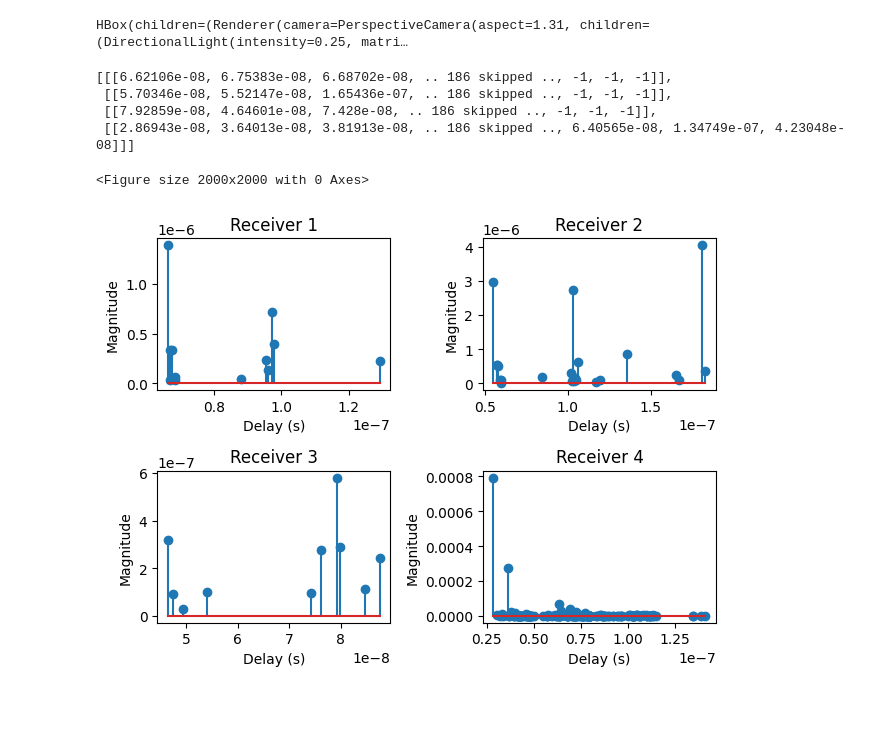
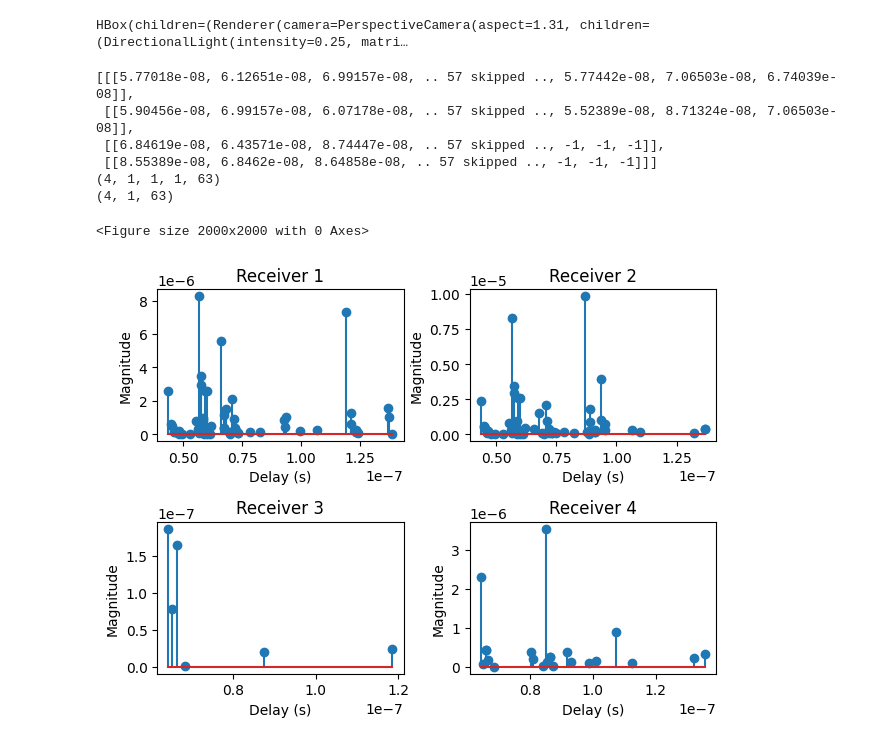
Before and after one commit to lraviart/RayTracing, a Jupyter notebook: WindowsReflexion.ipynb, the cells around one changed output. Cells and saved outputs as stored; diff of their text form; code cells hidden in the pictures; blank space fills up the shorter version.

Commit message:
Taps + selective plot

```diff
--- a/WindowsReflexion.ipynb
+++ b/WindowsReflexion.ipynb
@@ -43,13 +38,19 @@ scene.rx_array = PlanarArray(num_rows=1,
                              pattern='iso',
                              polarization='V')
 
-tx = Transmitter("tx", [5, 3, 1.5])
+tx = Transmitter("tx", [0, 4, 1.5])
 scene.add(tx)
 
-rx1 = Receiver("rx", [-10, -10, 1.5])
-rx2 = Receiver("rx2", [-10, 10, 1.5])
-rx3 = Receiver("rx3", [10, -10, 1.5])
-rx4 = Receiver("rx4", [10, 10, 1.5])
+# Rx positions
+x1, y1 = -10, 12.5
+x2, y2 = 10, 12.5
+x3, y3 = 10, -12.5
+x4, y4 = -10, -12.5
+
+rx1 = Receiver("rx", [x1, y1, 1.5])
+rx2 = Receiver("rx2", [x2, y2, 1.5])
+rx3 = Receiver("rx3", [x3, y3, 1.5])
+rx4 = Receiver("rx4", [x4, y4, 1.5])
 scene.add(rx1)
 scene.add(rx2)
 scene.add(rx3)
@@ -79,7 +154,7 @@ scene.preview(paths=paths)
 HBox(children=(Renderer(camera=PerspectiveCamera(aspect=1.31, children=(DirectionalLight(intensity=0.25, matri…
 # %%
 # Channel impulse response of the path
-cir = paths.cir(sampling_frequency=10e6,
+cir = paths.cir(sampling_frequency=2.4e9,
                 num_time_steps=1,
                 normalize_delays=False)
 
@@ -92,6 +167,8 @@ print(delays)
 coeffs_re = coeffs_re[..., 0]
 coeffs_im = coeffs_im[..., 0]
 delays = delays[..., :].numpy()
+print(coeffs_re.shape)
+print(delays.shape)
 
 magnitudes = np.abs(coeffs_re.numpy() + 1j*coeffs_im.numpy())
 magnitudes = magnitudes.reshape(magnitudes.shape[0], -1)
@@ -106,41 +183,44 @@ for i in range(mag_.shape[0]):
     mask = del_[i] >= 0
     delays.append(del_[i][mask])
     magnitudes.append(mag_[i][mask])
+
 
 
 plt.figure(figsize=(20,20))
 plt.subplots(2,2)
 
 plt.subplot(2,2,1)
 plt.stem(delays[0], magnitudes[0])
 plt.title("Receiver 1")
 plt.xlabel("Delay (s)")
 plt.ylabel("Magnitude")
 
 plt.subplot(2,2,2)
 plt.stem(delays[1], magnitudes[1])
 plt.title("Receiver 2")
 plt.xlabel("Delay (s)")
 plt.ylabel("Magnitude")
 
 plt.subplot(2,2,3)
 plt.stem(delays[2], magnitudes[2])
 plt.title("Receiver 3")
 plt.xlabel("Delay (s)")
 plt.ylabel("Magnitude")
 
 plt.subplot(2,2,4)
 plt.stem(delays[3], magnitudes[3])
 plt.title("Receiver 4")
 plt.xlabel("Delay (s)")
 plt.ylabel("Magnitude")
 
 plt.tight_layout()
 plt.show()
 # %% [output]
-[[[6.62106e-08, 6.75383e-08, 6.68702e-08, .. 186 skipped .., -1, -1, -1]],
- [[5.70346e-08, 5.52147e-08, 1.65436e-07, .. 186 skipped .., -1, -1, -1]],
- [[7.92859e-08, 4.64601e-08, 7.428e-08, .. 186 skipped .., -1, -1, -1]],
- [[2.86943e-08, 3.64013e-08, 3.81913e-08, .. 186 skipped .., 6.40565e-08, 1.34749e-07, 4.23048e-08]]]
+[[[5.77018e-08, 6.12651e-08, 6.99157e-08, .. 57 skipped .., 5.77442e-08, 7.06503e-08, 6.74039e-08]],
+ [[5.90456e-08, 6.99157e-08, 6.07178e-08, .. 57 skipped .., 5.52389e-08, 8.71324e-08, 7.06503e-08]],
+ [[6.84619e-08, 6.43571e-08, 8.74447e-08, .. 57 skipped .., -1, -1, -1]],
+ [[8.55389e-08, 6.8462e-08, 8.64858e-08, .. 57 skipped .., -1, -1, -1]]]
+(4, 1, 1, 1, 63)
+(4, 1, 63)
 <Figure size 2000x2000 with 0 Axes>
-[figure, old version]
+[figure, new version]
```
Also changed, not shown: parts of 17 cells of this notebook.
